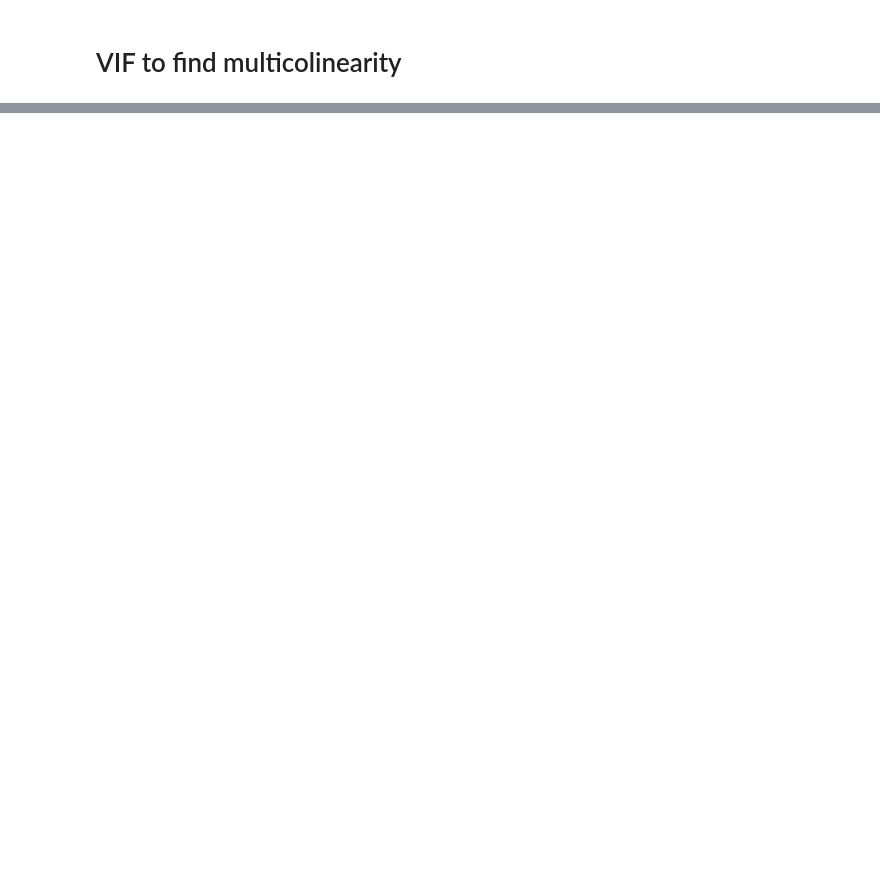
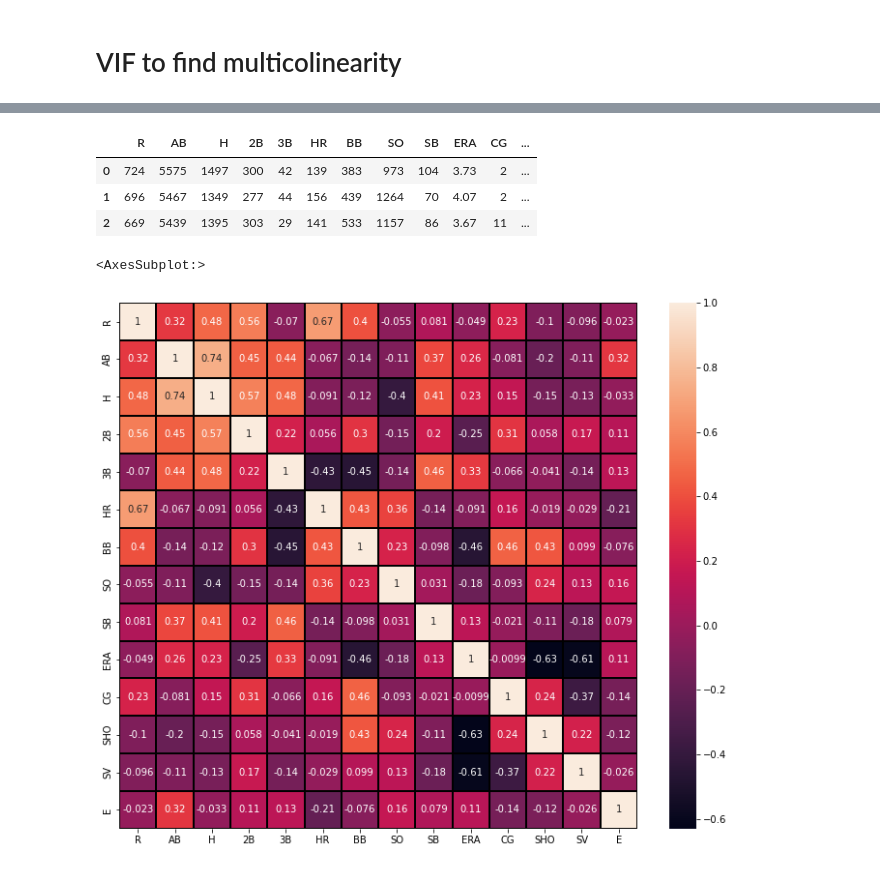
Before and after one commit to mohittomar2008/Baseball-Case-Study, a Jupyter notebook: Baseball Case Study.ipynb, the cells around one changed output, grey strips where cells are left out. Drawn from its saved outputs; the diff is of its cells as text; code cells hidden in the pictures; blank space fills up the shorter version.

```diff
--- a/Baseball Case Study.ipynb
+++ b/Baseball Case Study.ipynb
@@ -515,0 +589,2 @@ vif=pd.DataFrame()
+# %%
+v= df.drop(['W','ER','RA'], axis=1)
@@ -515,0 +616,13 @@ vif=pd.DataFrame()
+# %%
+v.head(3)
+# %% [output]
+|  | R | AB | H | 2B | 3B | HR | BB | SO | SB | ERA | CG | ... |
+| 0 | 724 | 5575 | 1497 | 300 | 42 | 139 | 383 | 973 | 104 | 3.73 | 2 | ... |
+| 1 | 696 | 5467 | 1349 | 277 | 44 | 156 | 439 | 1264 | 70 | 4.07 | 2 | ... |
+| 2 | 669 | 5439 | 1395 | 303 | 29 | 141 | 533 | 1157 | 86 | 3.67 | 11 | ... |
+# %%
+plt.figure(figsize=(12,10))
+sns.heatmap(v.corr(), annot=True,linecolor='black', linewidths=.25)
+# %% [output]
+<AxesSubplot:>
+[figure, added]
```
Also changed, not shown: parts of 62 cells of this notebook.
